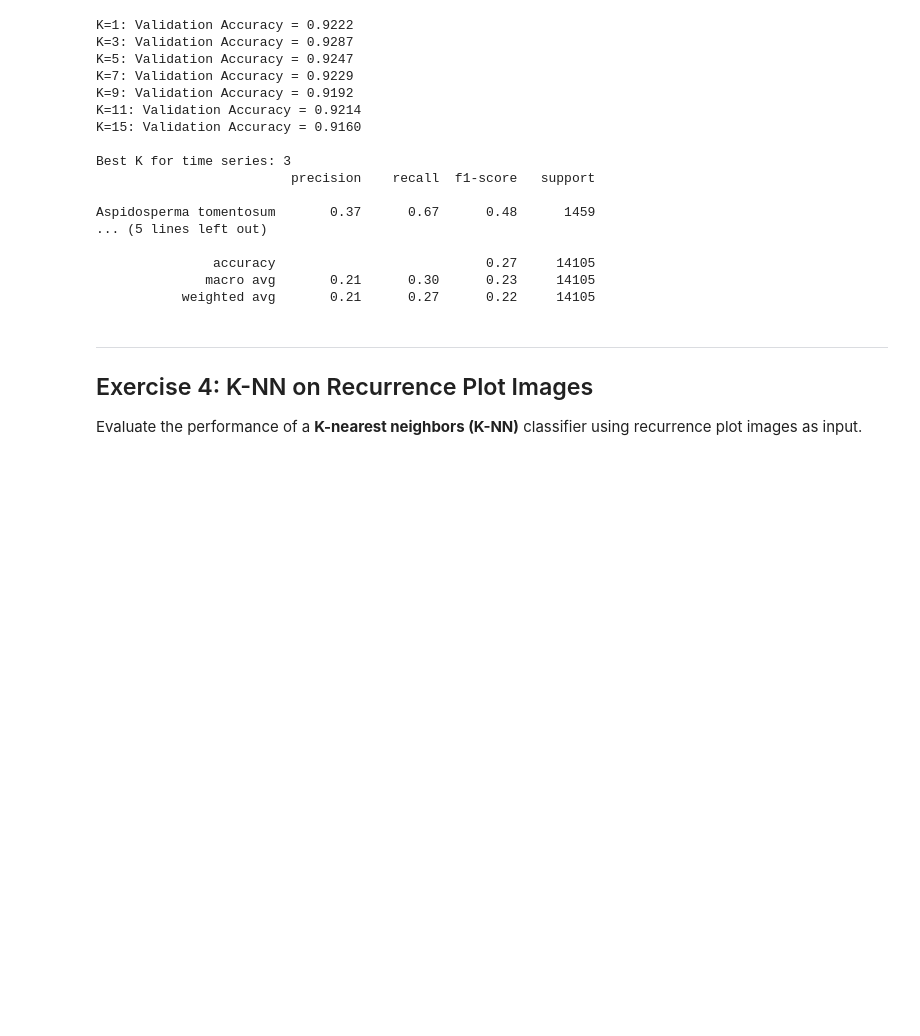
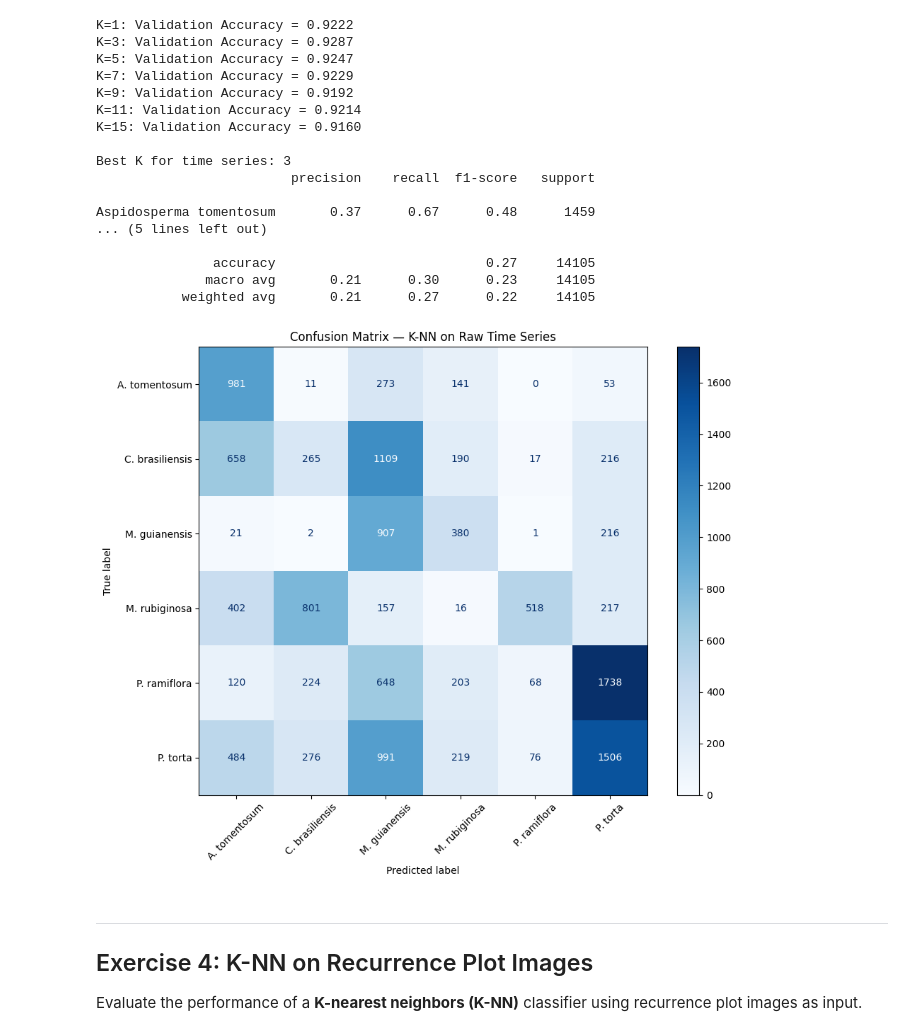
Before and after one commit to Gorkem345/Pixel-wise-Image-Classification-based-on-Time-Series-Image-Representations, a Jupyter notebook: case_notebook_with_data.ipynb, the cells around one changed output. Saved outputs shown, nothing was run; the diff lists cells and outputs as text; code cells hidden in the pictures; blank space fills up the shorter version.

```diff
--- a/case_notebook_with_data.ipynb
+++ b/case_notebook_with_data.ipynb
@@ -997,13 +997,15 @@ Aspidosperma tomentosum       0.37      0.67      0.48      1459
 # %%
 # TODO: Plot confusion matrix for time-series K-NN
 
-# cm_ts = confusion_matrix(y_ts_test, y_ts_test_pred)
-# disp = ConfusionMatrixDisplay(confusion_matrix=cm_ts, display_labels=list(SPECIES.values()))
-# fig, ax = plt.subplots(figsize=(10, 8))
-# disp.plot(ax=ax, cmap="Blues", xticks_rotation=45)
-# ax.set_title("Confusion Matrix — K-NN on Raw Time Series")
-# plt.tight_layout()
-# plt.show()
+cm_ts = confusion_matrix(y_ts_test, y_ts_test_pred)
+disp = ConfusionMatrixDisplay(confusion_matrix=cm_ts, display_labels=list(SPECIES.values()))
+fig, ax = plt.subplots(figsize=(10, 8))
+disp.plot(ax=ax, cmap="Blues", xticks_rotation=45)
+ax.set_title("Confusion Matrix — K-NN on Raw Time Series")
+plt.tight_layout()
+plt.show()
+# %% [output]
+[figure, added]
 # %% [markdown]
 ---
 ## Exercise 4: K-NN on Recurrence Plot Images
```
Also changed, not shown: parts of 4 cells of this notebook.
